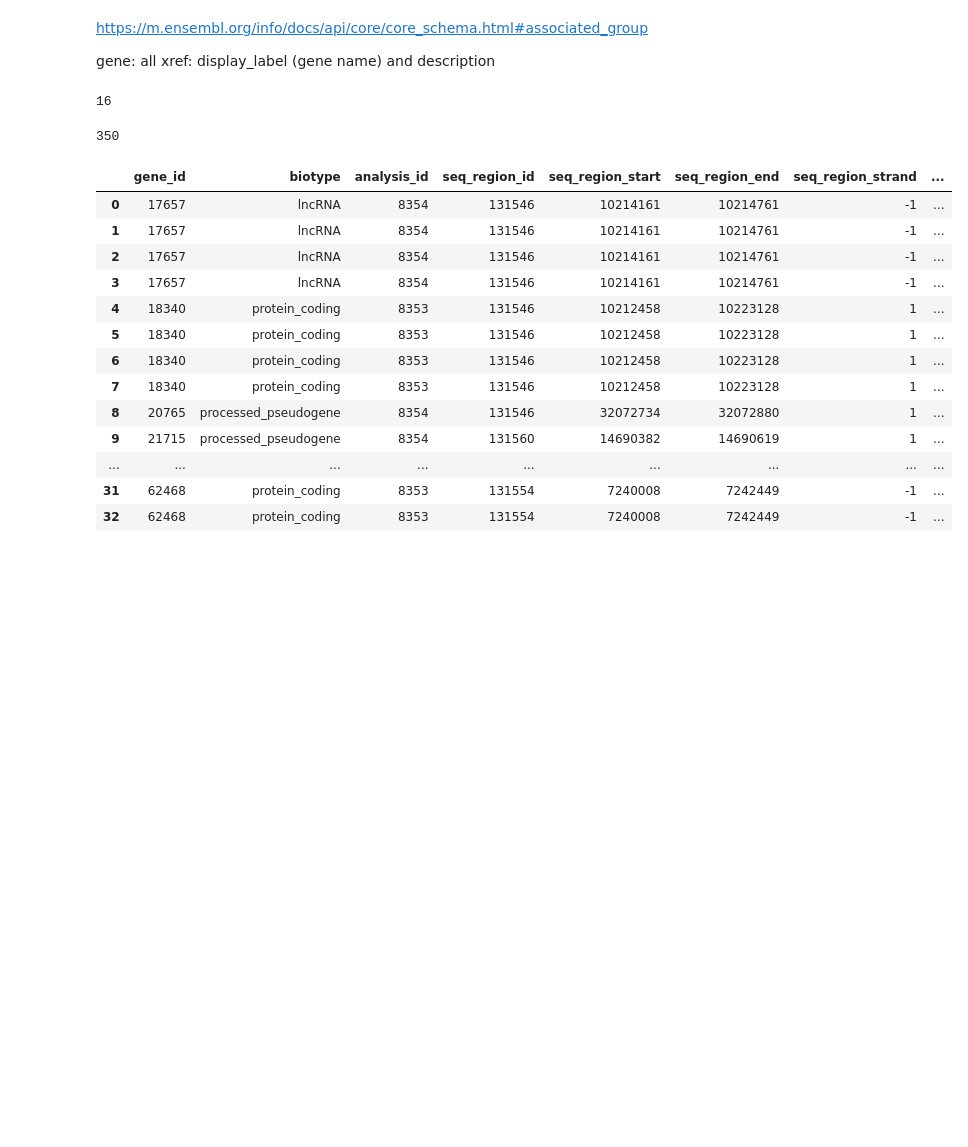
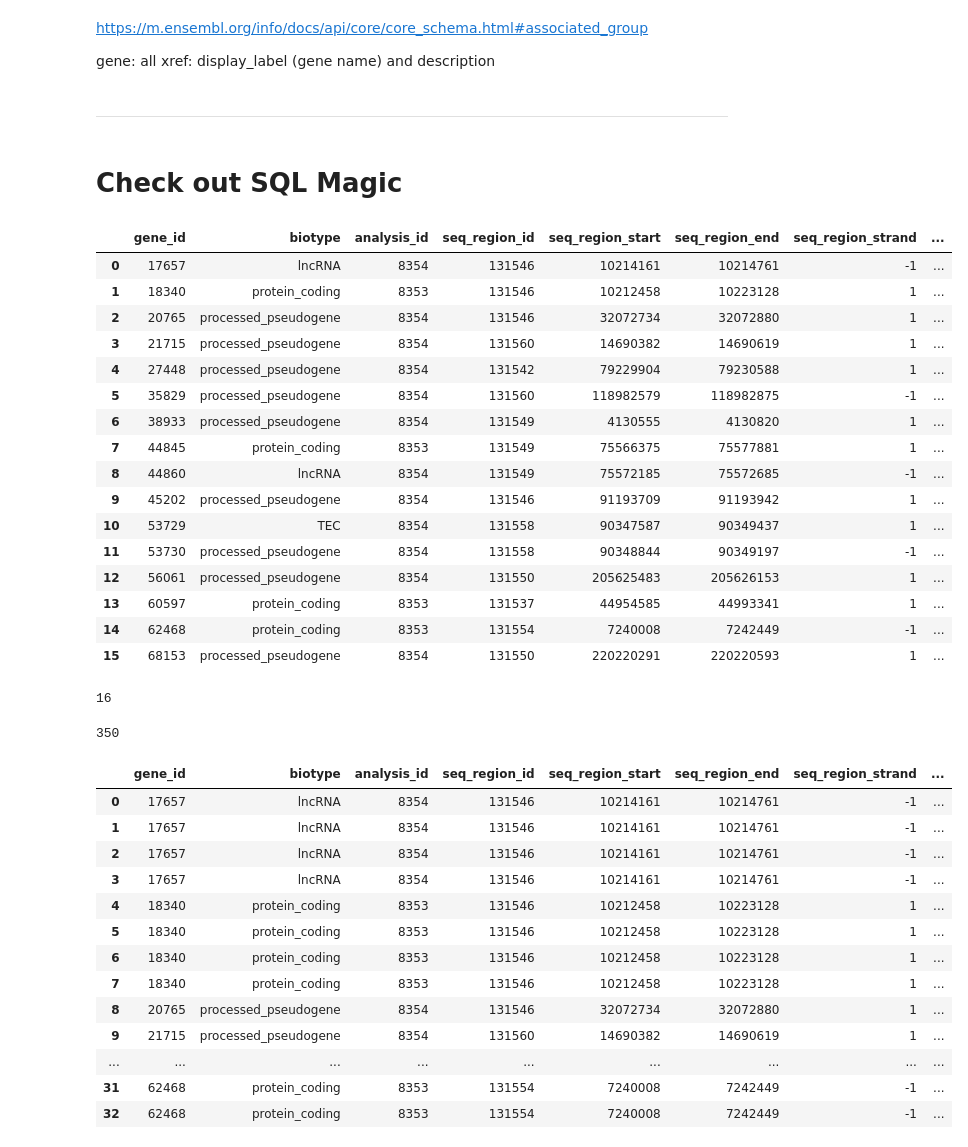
Before and after one commit to pachterlab/gget, a Jupyter notebook: test.ipynb, the cells around one changed output. Drawn from its saved outputs; the diff is of its cells as text; code cells hidden in the pictures; blank space fills up the shorter version.

Commit message:
Small improvement to gget SQL query

```diff
--- a/test.ipynb
+++ b/test.ipynb
@@ -9,4 +9,43 @@ xref: display_label (gene name) and description
 db = "homo_sapiens_core_105_38"
 searchword = "GABA"
 limit = 20
+# %% [markdown]
+____
+# %% [markdown]
+# Check out SQL Magic
+# %%
+import pandas as pd
+import mysql.connector as sql
+
+db_connection = sql.connect(host='ensembldb.ensembl.org',
+                            database=db,
+                            user='anonymous',
+                            password='')
+# %%
+query = f"""
+SELECT *
+FROM gene
+WHERE description LIKE '%{searchword}%'
+"""
+# %%
+df = pd.read_sql(query, con=db_connection)
+df
+# %% [output]
+|  | gene_id | biotype | analysis_id | seq_region_id | seq_region_start | seq_region_end | seq_region_strand | ... |
+| 0 | 17657 | lncRNA | 8354 | 131546 | 10214161 | 10214761 | -1 | ... |
+| 1 | 18340 | protein_coding | 8353 | 131546 | 10212458 | 10223128 | 1 | ... |
+| 2 | 20765 | processed_pseudogene | 8354 | 131546 | 32072734 | 32072880 | 1 | ... |
+| 3 | 21715 | processed_pseudogene | 8354 | 131560 | 14690382 | 14690619 | 1 | ... |
+| 4 | 27448 | processed_pseudogene | 8354 | 131542 | 79229904 | 79230588 | 1 | ... |
+| 5 | 35829 | processed_pseudogene | 8354 | 131560 | 118982579 | 118982875 | -1 | ... |
+| 6 | 38933 | processed_pseudogene | 8354 | 131549 | 4130555 | 4130820 | 1 | ... |
+| 7 | 44845 | protein_coding | 8353 | 131549 | 75566375 | 75577881 | 1 | ... |
+| 8 | 44860 | lncRNA | 8354 | 131549 | 75572185 | 75572685 | -1 | ... |
+| 9 | 45202 | processed_pseudogene | 8354 | 131546 | 91193709 | 91193942 | 1 | ... |
+| 10 | 53729 | TEC | 8354 | 131558 | 90347587 | 90349437 | 1 | ... |
+| 11 | 53730 | processed_pseudogene | 8354 | 131558 | 90348844 | 90349197 | -1 | ... |
+| 12 | 56061 | processed_pseudogene | 8354 | 131550 | 205625483 | 205626153 | 1 | ... |
+| 13 | 60597 | protein_coding | 8353 | 131537 | 44954585 | 44993341 | 1 | ... |
+| 14 | 62468 | protein_coding | 8353 | 131554 | 7240008 | 7242449 | -1 | ... |
+| 15 | 68153 | processed_pseudogene | 8354 | 131550 | 220220291 | 220220593 | 1 | ... |
 # %%
```
Also changed, not shown: parts of 14 cells of this notebook.
